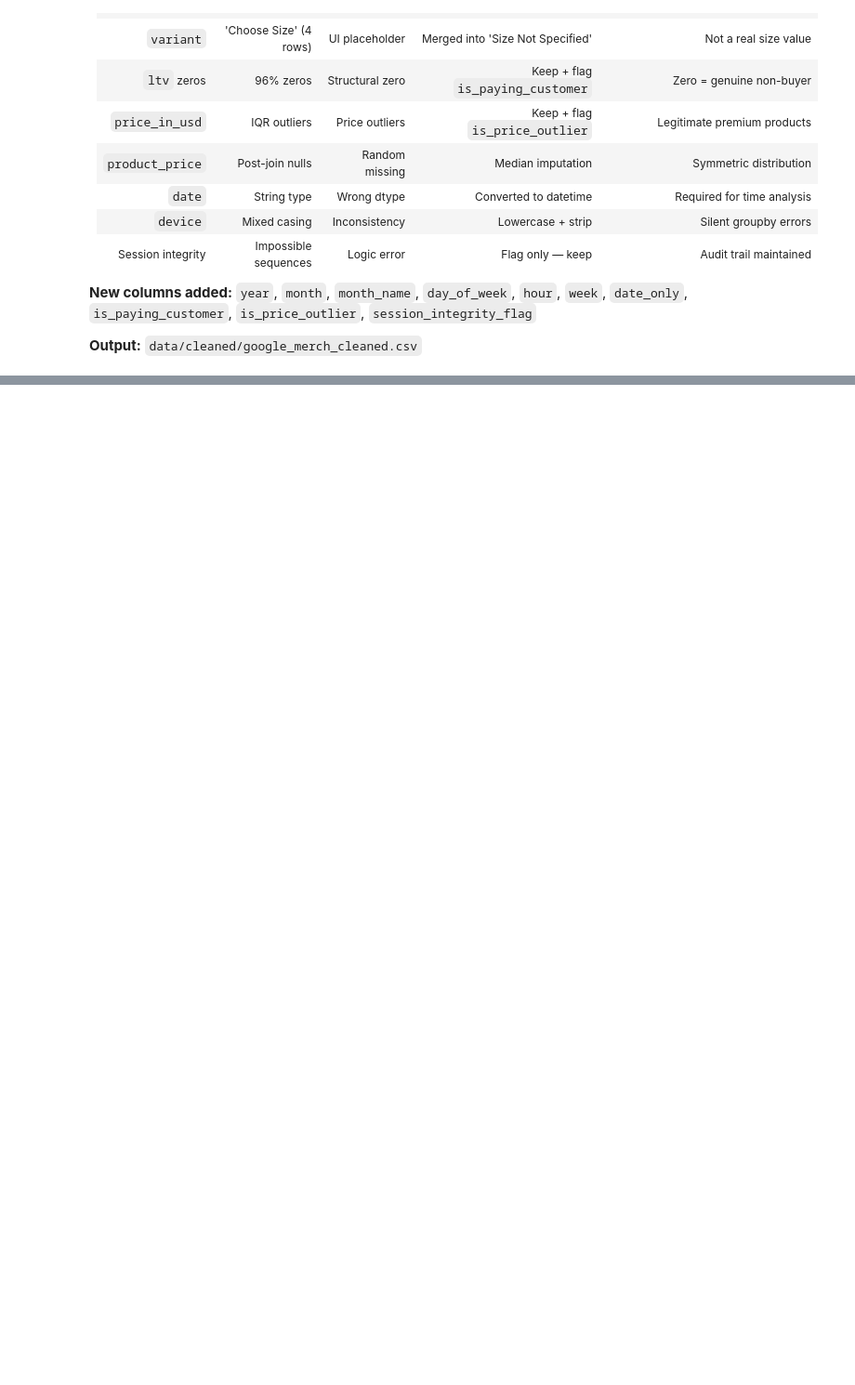
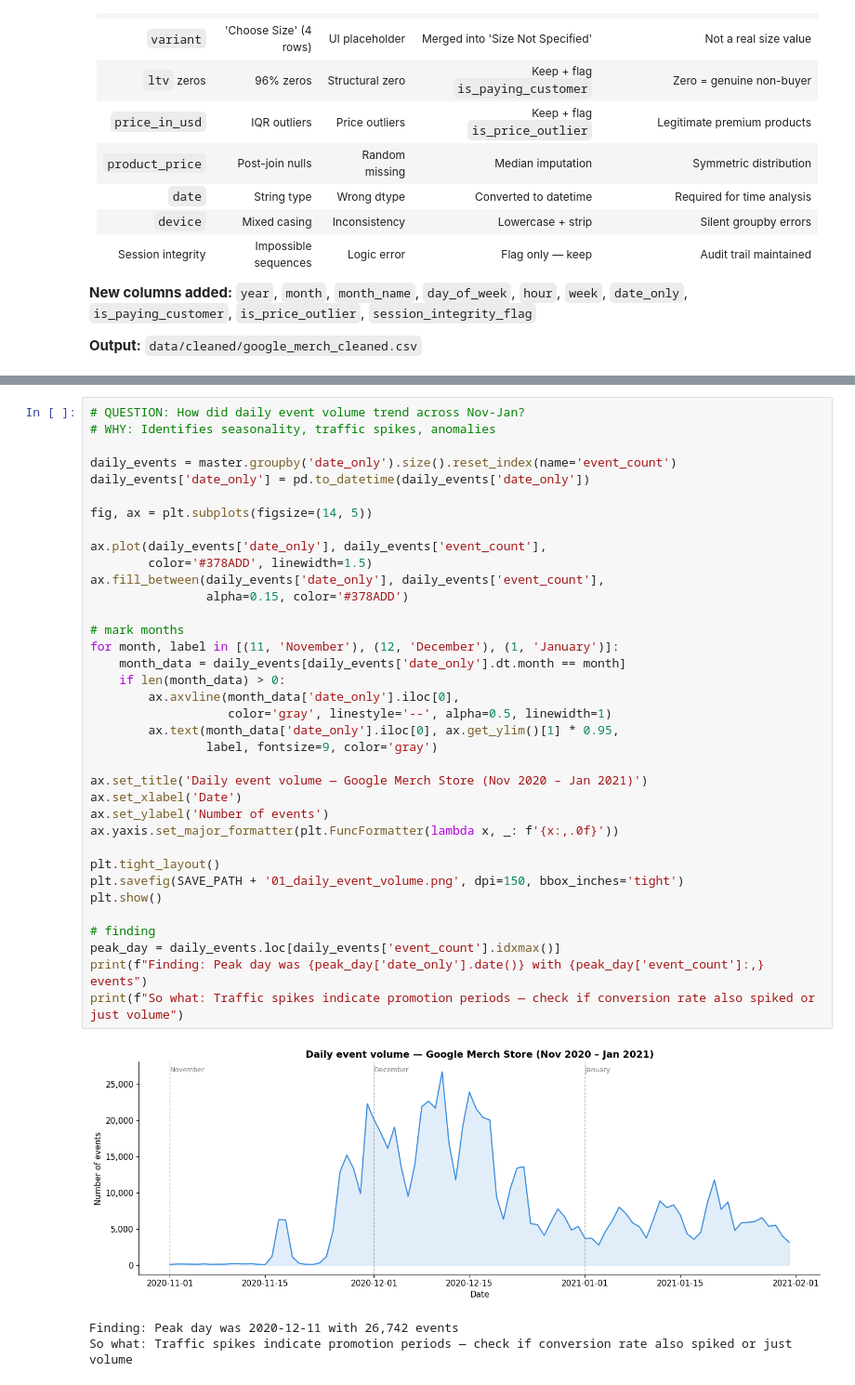
Before and after one commit to NPK05/funnel-analysis-project, a Jupyter notebook: notebooks/01_google_merch.ipynb, the cells around one changed output, grey strips where cells are left out. Shown at 93% size. Saved outputs shown, nothing was run; the diff lists cells and outputs as text; blank space fills up the shorter version.

Commit message:
Phase 4: Google Merch EDA complete — 6 charts, 8 key findings

```diff
--- a/notebooks/01_google_merch.ipynb
+++ b/notebooks/01_google_merch.ipynb
@@ -1224,0 +1261,40 @@ print(f"  Size     : {size_kb:.0f} KB")
+# %%
+# QUESTION: How did daily event volume trend across Nov-Jan?
+# WHY: Identifies seasonality, traffic spikes, anomalies
+
+daily_events = master.groupby('date_only').size().reset_index(name='event_count')
+daily_events['date_only'] = pd.to_datetime(daily_events['date_only'])
+
+fig, ax = plt.subplots(figsize=(14, 5))
+
+ax.plot(daily_events['date_only'], daily_events['event_count'],
+        color='#378ADD', linewidth=1.5)
+ax.fill_between(daily_events['date_only'], daily_events['event_count'],
+                alpha=0.15, color='#378ADD')
+
+# mark months
+for month, label in [(11, 'November'), (12, 'December'), (1, 'January')]:
+    month_data = daily_events[daily_events['date_only'].dt.month == month]
+    if len(month_data) > 0:
+        ax.axvline(month_data['date_only'].iloc[0],
+                   color='gray', linestyle='--', alpha=0.5, linewidth=1)
+        ax.text(month_data['date_only'].iloc[0], ax.get_ylim()[1] * 0.95,
+                label, fontsize=9, color='gray')
+
+ax.set_title('Daily event volume — Google Merch Store (Nov 2020 – Jan 2021)')
+ax.set_xlabel('Date')
+ax.set_ylabel('Number of events')
+ax.yaxis.set_major_formatter(plt.FuncFormatter(lambda x, _: f'{x:,.0f}'))
+
+plt.tight_layout()
+plt.savefig(SAVE_PATH + '01_daily_event_volume.png', dpi=150, bbox_inches='tight')
+plt.show()
+
+# finding
+peak_day = daily_events.loc[daily_events['event_count'].idxmax()]
+print(f"Finding: Peak day was {peak_day['date_only'].date()} with {peak_day['event_count']:,} events")
+print(f"So what: Traffic spikes indicate promotion periods — check if conversion rate also spiked or just volume")
+# %% [output]
+[figure, added]
+Finding: Peak day was 2020-12-11 with 26,742 events
+So what: Traffic spikes indicate promotion periods — check if conversion rate also spiked or just volume
```
Also changed, not shown: parts of 8 cells of this notebook, 6 other files.
